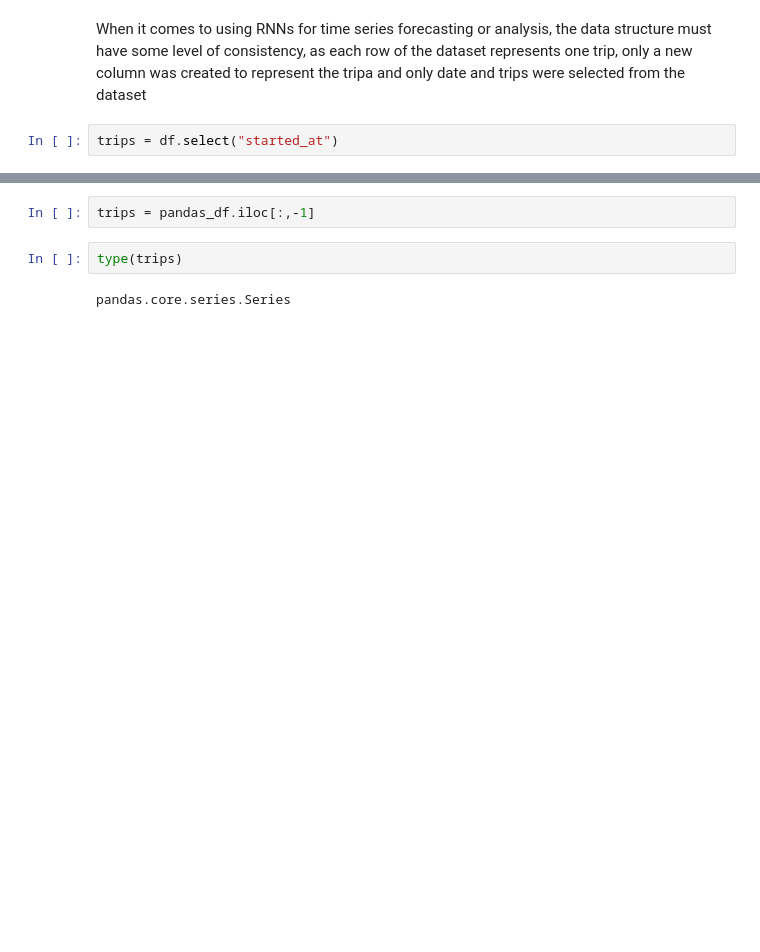
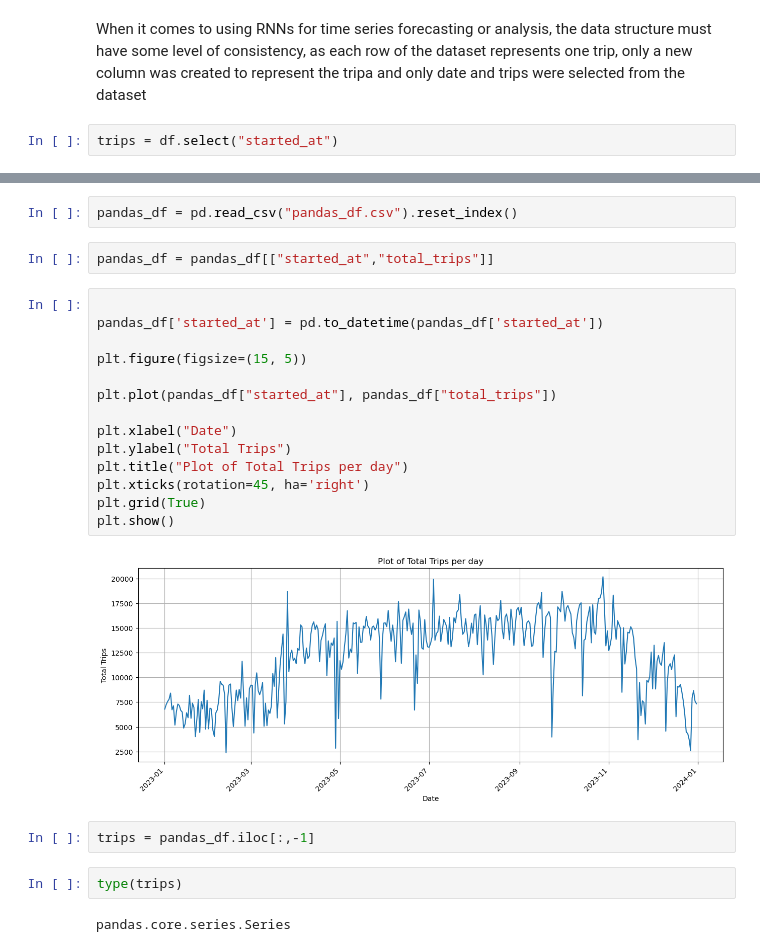
Before and after one commit to jmdtanalyst/CA01_Sem_02_MSc_Data_Analytics, a Jupyter notebook: RNN_Time_Series.ipynb, the cells around one changed output, grey strips where cells are left out. Saved outputs shown, nothing was run; the diff lists cells and outputs as text; blank space fills up the shorter version.

```diff
--- a/RNN_Time_Series.ipynb
+++ b/RNN_Time_Series.ipynb
@@ -244,3 +247,23 @@ plt.show()
+# %%
+pandas_df = pd.read_csv("pandas_df.csv").reset_index()
+# %%
+pandas_df = pandas_df[["started_at","total_trips"]]
+# %%
+
+pandas_df['started_at'] = pd.to_datetime(pandas_df['started_at'])
+
+plt.figure(figsize=(15, 5))
+
+plt.plot(pandas_df["started_at"], pandas_df["total_trips"])
+
+plt.xlabel("Date")
+plt.ylabel("Total Trips")
+plt.title("Plot of Total Trips per day")
+plt.xticks(rotation=45, ha='right')
+plt.grid(True)
+plt.show()
+# %% [output]
+[figure, added]
 # %%
 trips = pandas_df.iloc[:,-1]
 # %%
```
Also changed, not shown: parts of 64 cells of this notebook, 2 other files.
